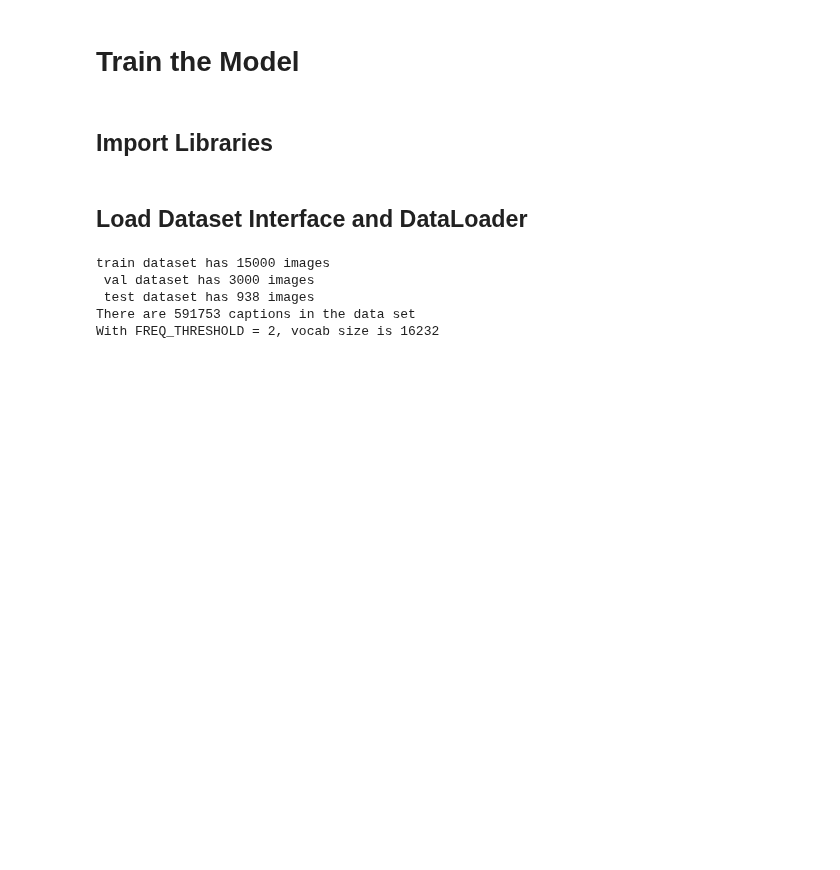
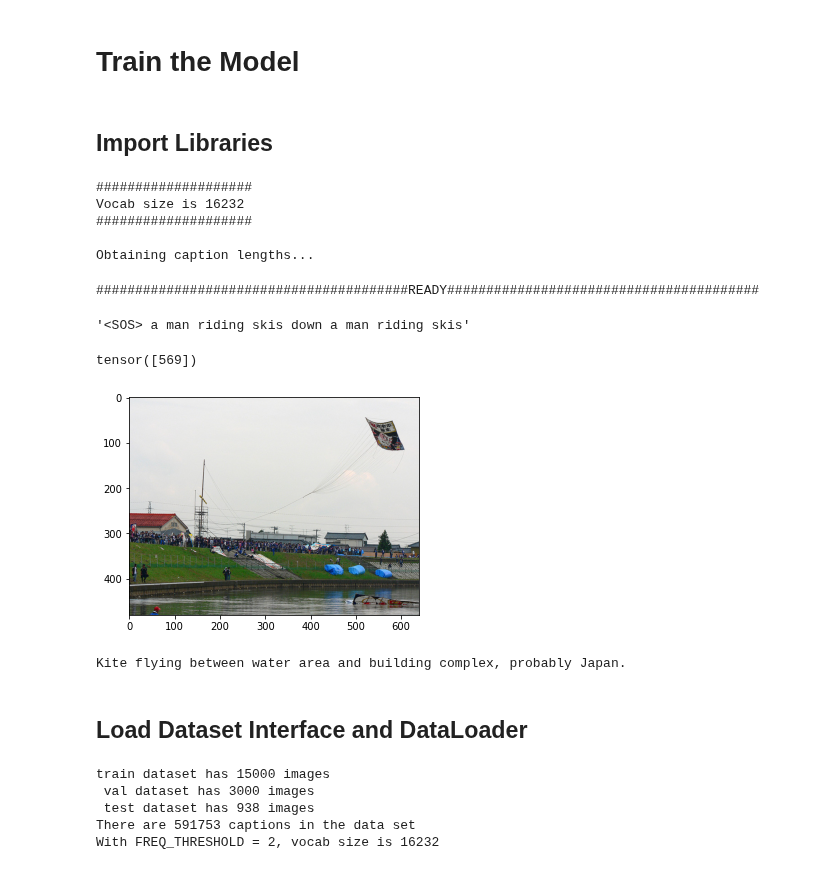
Before and after one commit to Khaliladib11/INM706-image-captioning, a Jupyter notebook: z_temp_model_training_alex.ipynb, the cells around one changed output. Cells and saved outputs as stored; diff of their text form; code cells hidden in the pictures; blank space fills up the shorter version.

Commit message:
ran training - still not working

```diff
--- a/z_temp_model_training_alex.ipynb
+++ b/z_temp_model_training_alex.ipynb
@@ -4,0 +21,5 @@
+# %%
+root = Path('Datasets/coco')
+imgs_path_test = root/'images'/'val2017'
+
+test_captions_path = root/'annotations'/'custom_captions_test.json'
@@ -4,0 +30,16 @@
+# %%
+test_interface_params = {
+    'imgs_path': imgs_path_test,
+    'captions_path': test_captions_path,
+    'freq_threshold': 5,
+    'caps_per_img': 1,
+    'vocab_from_file': True
+}
+
+test_loader = get_loader(**test_interface_params, batch_size=1)
+# %% [output]
+####################
+Vocab size is 16232
+####################
+
+Obtaining caption lengths...
@@ -4,0 +51,8 @@
+# %%
+# pretrained = False does use a pretrained resnet but loads
+# from local .pth file
+encoder = Encoder(embed_size=embed_size, pretrained=False, model_weight_path="./model/resnet152_model.pth")
+decoder = Decoder(embed_size=embed_size, hidden_size=hidden_size, vocab_size=vocab_size, num_layers=num_layers)
+print("########################################READY########################################")
+# %% [output]
+########################################READY########################################
@@ -5,3 +84,35 @@
+# %%
+encoder.to(device)
+decoder.to(device)
+
+indices = test_loader.dataset.get_train_indices()
+# Create and assign a batch sampler to retrieve a batch with the sampled indices.
+new_sampler = data.sampler.SubsetRandomSampler(indices=indices)
+test_loader.batch_sampler.sampler = new_sampler
+
+idx, im, cap = next(iter(test_loader))
+
+# features = encoder(im.unsqueeze(0).to(device))
+features = encoder(im.to(device))
+pred = decoder.get_predict(features, 10)
+
+' '.join([test_loader.dataset.idx_to_string[int(word.item())]
+          for word in list(pred.squeeze(0))])
+# %% [output]
+'<SOS> a man riding skis down a man riding skis'
+# %%
+pred.shape
+idx
+# %% [output]
+tensor([569])
+# %%
+test_loader.dataset.display_img_with_captions(idx)
+
+# ' '.join([coco_interface_val.idx_to_string[word.item()]
+#           for word in list(cap)])
+# %% [output]
+[figure, added]
+Kite flying between water area and building complex, probably Japan.
 # %%
 import torch
 import torch.nn as nn
```
Also changed, not shown: parts of 6 cells of this notebook, 2 other files.
